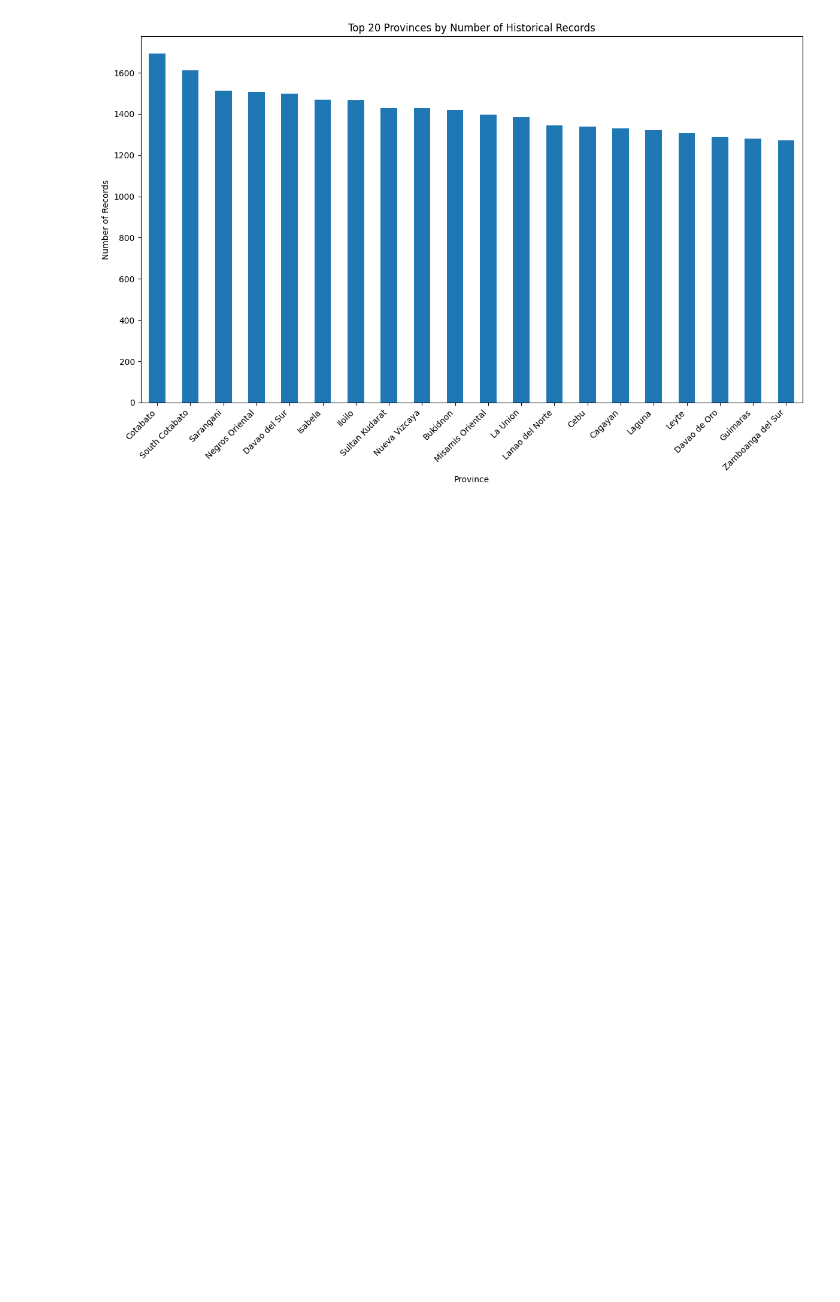
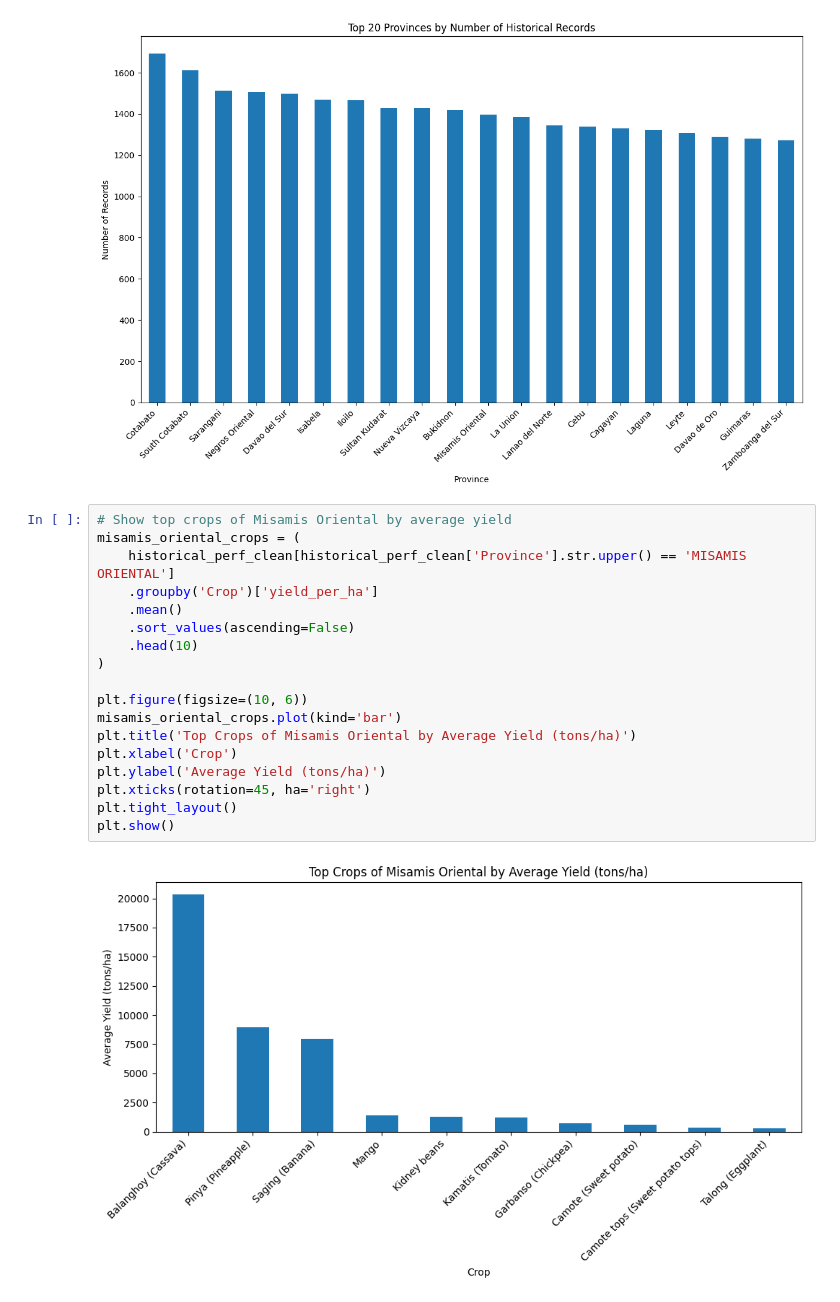
Before and after one commit to meruuuuooo/croptap-ml-v2, a Jupyter notebook: notebooks/01_data_exploration.ipynb, the cells around one changed output. Saved outputs shown, nothing was run; the diff lists cells and outputs as text; blank space fills up the shorter version.

```diff
--- a/notebooks/01_data_exploration.ipynb
+++ b/notebooks/01_data_exploration.ipynb
@@ -217,3 +358,23 @@ plt.tight_layout()
 plt.show()
 # %% [output]
 [figure]
+# %%
+# Show top crops of Misamis Oriental by average yield
+misamis_oriental_crops = (
+    historical_perf_clean[historical_perf_clean['Province'].str.upper() == 'MISAMIS ORIENTAL']
+    .groupby('Crop')['yield_per_ha']
+    .mean()
+    .sort_values(ascending=False)
+    .head(10)
+)
+
+plt.figure(figsize=(10, 6))
+misamis_oriental_crops.plot(kind='bar')
+plt.title('Top Crops of Misamis Oriental by Average Yield (tons/ha)')
+plt.xlabel('Crop')
+plt.ylabel('Average Yield (tons/ha)')
+plt.xticks(rotation=45, ha='right')
+plt.tight_layout()
+plt.show()
+# %% [output]
+[figure, added]
```
Also changed, not shown: parts of 10 cells of this notebook, 12 other files.
